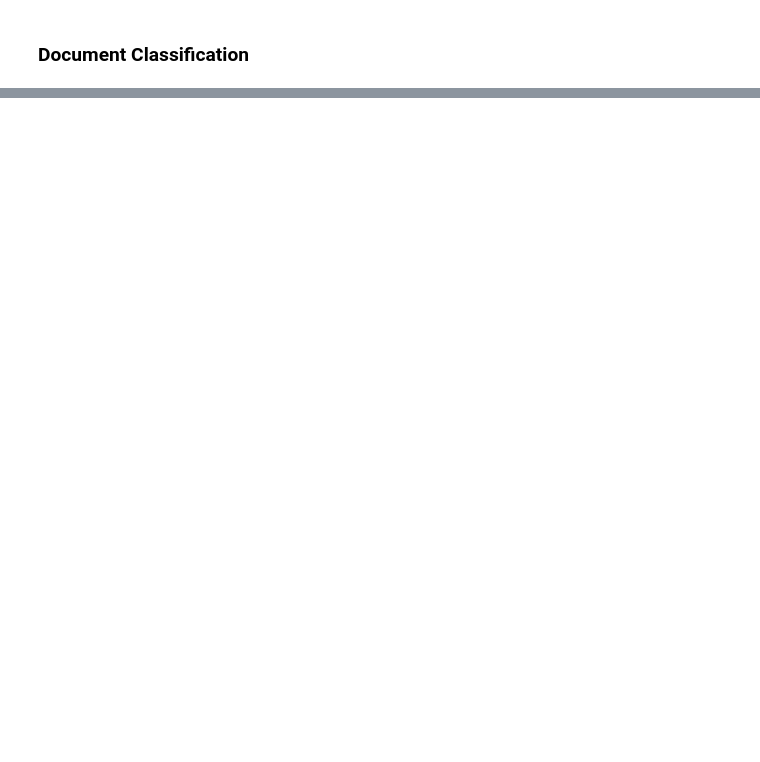
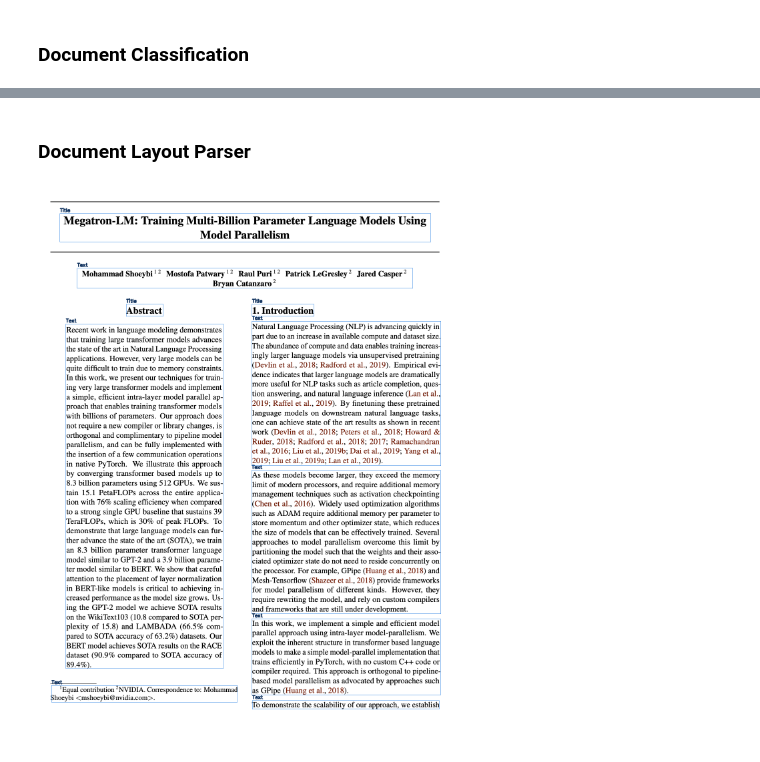
Before and after one commit to maxent-ai/ocrpy, a Jupyter notebook: notebooks/ocrpy_usage.ipynb, the cells around one changed output, grey strips where cells are left out. Drawn from its saved outputs; the diff is of its cells as text; code cells hidden in the pictures; blank space fills up the shorter version.

```diff
--- a/notebooks/ocrpy_usage.ipynb
+++ b/notebooks/ocrpy_usage.ipynb
@@ -105,3 +105,33 @@ for i in [DOC_1, DOC_2]:
 # %% [output]
 [interactive output not drawn]
 [interactive output not drawn]
+# %% [markdown]
+### Document Layout Parser
+# %%
+from ocrpy.experimental import DocumentLayoutParser
+
+DOC_1 = "sample_data/images/lm_model.png"
+reader = DocumentReader(file=DOC_1)
+text_parser = TextParser()
+
+layout_parser = DocumentLayoutParser()
+result = layout_parser.parse(reader, text_parser)
+# %%
+import cv2
+from PIL import Image
+
+image = cv2.imread(DOC_1)
+
+def draw_blocks(image, result):
+    for block in result[0]['blocks']:
+        region = block['region']
+        block_type = block['meta_data']['type']
+        x1,y1, x2,y2 = region['x1'], region['y1'], region['x2'], region['y2']
+        image = cv2.rectangle(image, (x1, y1), (x2, y2 ), (41,128,228), 1)
+        cv2.putText(image, block_type, (x1, y1-5), cv2.FONT_HERSHEY_SIMPLEX, 0.5, (17,51,95), 2)
+    pil_image=Image.fromarray(image)
+    return pil_image
+# %%
+draw_blocks(image, result)
+# %% [output]
+[figure, added]
```
Also changed, not shown: parts of 3 cells of this notebook.
